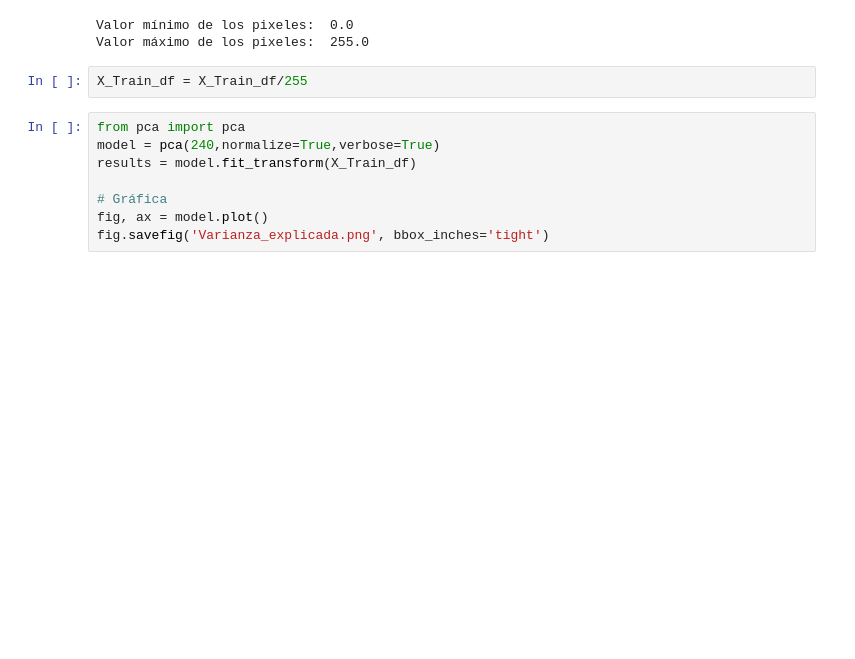
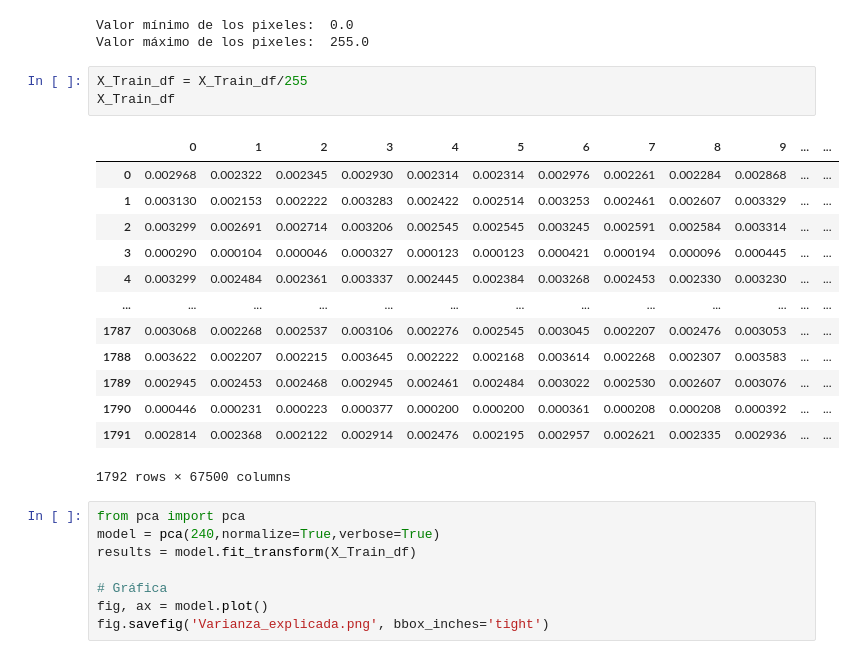
Before and after one commit to jsantacruzl/AprendizajeNoSupervisado_G9, a Jupyter notebook: Notebooks/Codigo Proyecto ANS.ipynb, the cells around one changed output. Drawn from its saved outputs; the diff is of its cells as text; blank space fills up the shorter version.

```diff
--- a/Notebooks/Codigo Proyecto ANS.ipynb
+++ b/Notebooks/Codigo Proyecto ANS.ipynb
@@ -152,6 +152,21 @@ Valor mínimo de los pixeles:  0.0
 Valor máximo de los pixeles:  255.0
 # %%
 X_Train_df = X_Train_df/255
+X_Train_df
+# %% [output]
+|  | 0 | 1 | 2 | 3 | 4 | 5 | 6 | 7 | 8 | 9 | ... | ... |
+| 0 | 0.002968 | 0.002322 | 0.002345 | 0.002930 | 0.002314 | 0.002314 | 0.002976 | 0.002261 | 0.002284 | 0.002868 | ... | ... |
+| 1 | 0.003130 | 0.002153 | 0.002222 | 0.003283 | 0.002422 | 0.002514 | 0.003253 | 0.002461 | 0.002607 | 0.003329 | ... | ... |
+| 2 | 0.003299 | 0.002691 | 0.002714 | 0.003206 | 0.002545 | 0.002545 | 0.003245 | 0.002591 | 0.002584 | 0.003314 | ... | ... |
+| 3 | 0.000290 | 0.000104 | 0.000046 | 0.000327 | 0.000123 | 0.000123 | 0.000421 | 0.000194 | 0.000096 | 0.000445 | ... | ... |
+| 4 | 0.003299 | 0.002484 | 0.002361 | 0.003337 | 0.002445 | 0.002384 | 0.003268 | 0.002453 | 0.002330 | 0.003230 | ... | ... |
+| ... | ... | ... | ... | ... | ... | ... | ... | ... | ... | ... | ... | ... |
+| 1787 | 0.003068 | 0.002268 | 0.002537 | 0.003106 | 0.002276 | 0.002545 | 0.003045 | 0.002207 | 0.002476 | 0.003053 | ... | ... |
+| 1788 | 0.003622 | 0.002207 | 0.002215 | 0.003645 | 0.002222 | 0.002168 | 0.003614 | 0.002268 | 0.002307 | 0.003583 | ... | ... |
+| 1789 | 0.002945 | 0.002453 | 0.002468 | 0.002945 | 0.002461 | 0.002484 | 0.003022 | 0.002530 | 0.002607 | 0.003076 | ... | ... |
+| 1790 | 0.000446 | 0.000231 | 0.000223 | 0.000377 | 0.000200 | 0.000200 | 0.000361 | 0.000208 | 0.000208 | 0.000392 | ... | ... |
+| 1791 | 0.002814 | 0.002368 | 0.002122 | 0.002914 | 0.002476 | 0.002195 | 0.002957 | 0.002621 | 0.002335 | 0.002936 | ... | ... |
+1792 rows × 67500 columns
 # %%
 from pca import pca
 model = pca(240,normalize=True,verbose=True)
```
Also changed, not shown: parts of 8 cells of this notebook.
